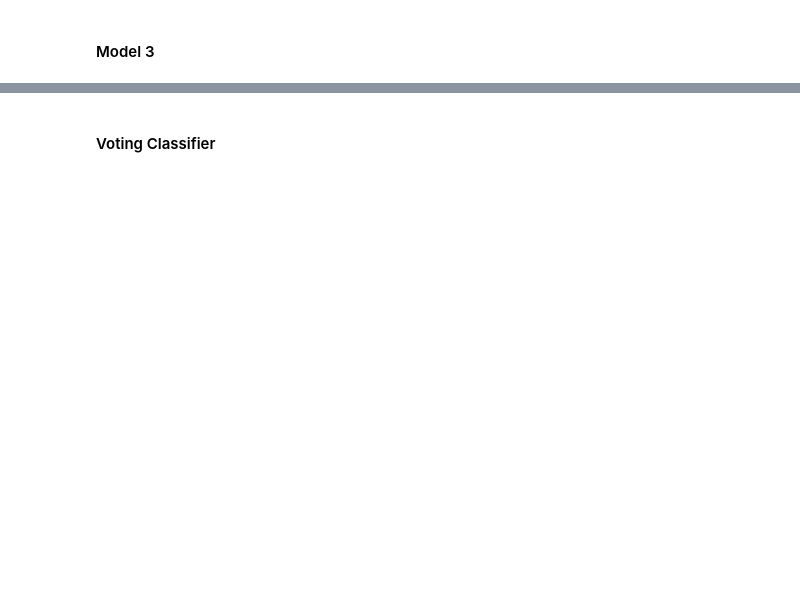
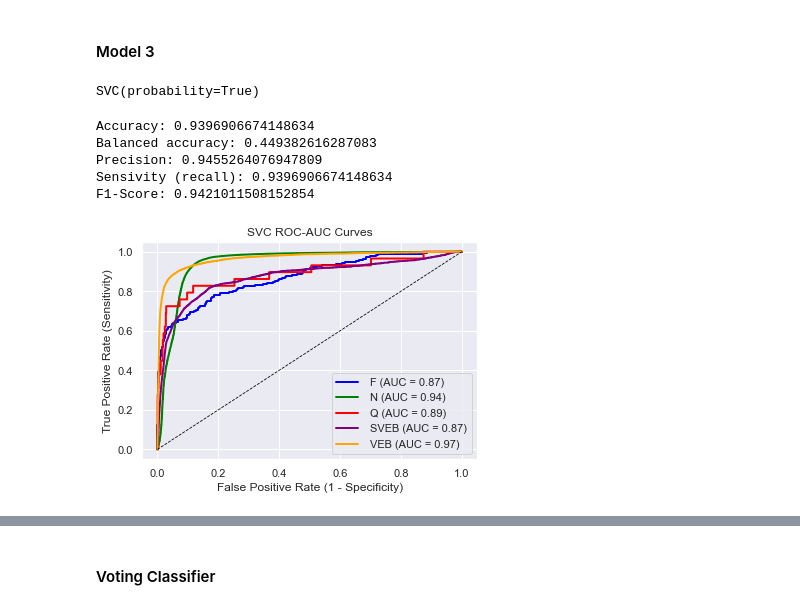
Before and after one commit to a-smaruj/ML_Project_Arrhythmia_Classification, a Jupyter notebook: main.ipynb, the cells around one changed output, grey strips where cells are left out. Saved outputs shown, nothing was run; the diff lists cells and outputs as text; code cells hidden in the pictures; blank space fills up the shorter version.

```diff
--- a/main.ipynb
+++ b/main.ipynb
@@ -843,2 +843,9 @@ plt.show()
 # %% [markdown]
 #### Model 3
+# %%
+from sklearn.svm import SVC
+svc_clf = SVC(probability=True, kernel='rbf')
+# %%
+svc_clf.fit(X_data_sample, y_data_sample)
+# %% [output]
+SVC(probability=True)
@@ -844,0 +861,26 @@ plt.show()
+# %%
+y_pred = svc_clf.predict(X_data_test)
+accuracy = accuracy_score(y_data_test, y_pred)
+print("Accuracy:", accuracy)
+
+balanced_accuracy = balanced_accuracy_score(y_data_test, y_pred)
+print("Balanced accuracy:", balanced_accuracy)
+
+precision = precision_score(y_data_test, y_pred, average="weighted")
+print("Precision:", precision)
+
+recall = recall_score(y_data_test, y_pred, average="weighted")
+print("Sensivity (recall):", recall)
+
+f1 = f1_score(y_data_test, y_pred, average="weighted")
+print("F1-Score:", f1)
+# %% [output]
+Accuracy: 0.9396906674148634
+Balanced accuracy: 0.449382616287083
+Precision: 0.9455264076947809
+Sensivity (recall): 0.9396906674148634
+F1-Score: 0.9421011508152854
+# %%
+our_roc_curves(X_data_test, y_data_test, svc_clf, "SVC ROC-AUC Curves")
+# %% [output]
+[figure, added]
```
Also changed, not shown: parts of 33 cells of this notebook.
